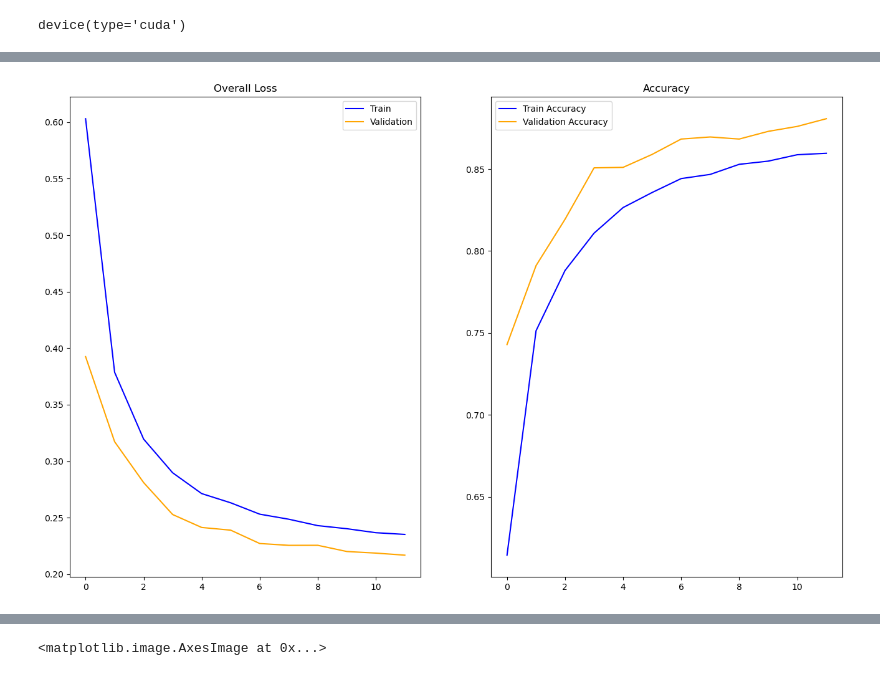
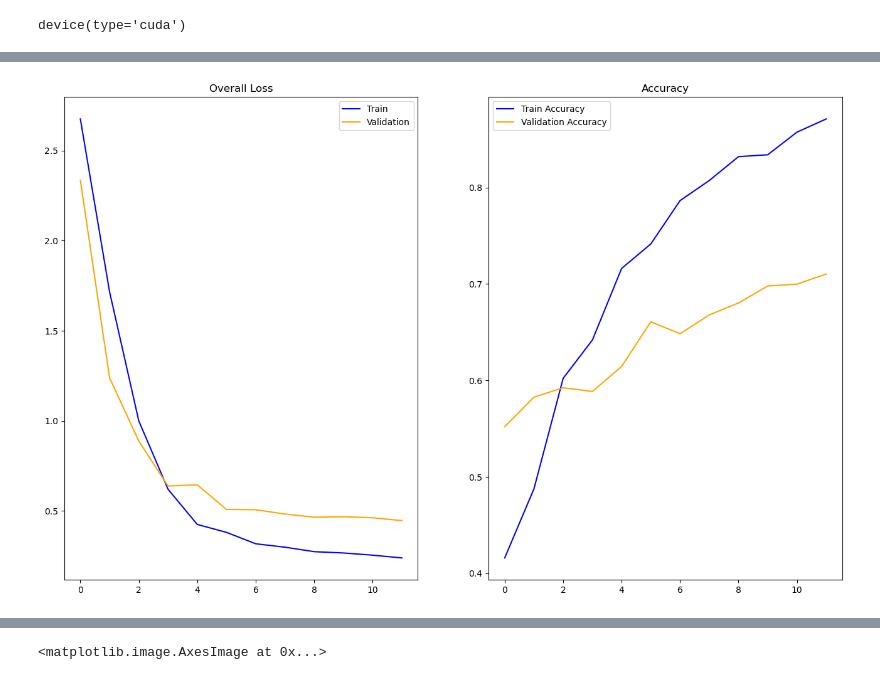
Before and after one commit to lazarovziv/ML-Pipeline, a Jupyter notebook: image-classification.ipynb, the cells around one changed output, grey strips where cells are left out. Saved outputs shown, nothing was run; the diff lists cells and outputs as text; code cells hidden in the pictures.

```diff
--- a/image-classification.ipynb
+++ b/image-classification.ipynb
@@ -286,7 +290,7 @@ def objective(trial):
     # if train_dataset.X.shape[0] % batch_size == 1:
     #     return float('inf')
 
-    dataloader = torch.utils.data.DataLoader(alzheimer_dataset, batch_size=batch_size, shuffle=True)
+    dataloader = torch.utils.data.DataLoader(train_dataset, batch_size=batch_size, shuffle=True)
 
     overall, _ = train(
         model=model,
@@ -294,7 +298,7 @@ def objective(trial):
         loss=loss,
         epochs=epochs,
         dataloader=dataloader,
-        val_dataset=alzheimer_dataset,
+        val_dataset=val_dataset,
         scheduler=scheduler,
         plot=False,
         show_progress=False,
@@ -335,7 +339,7 @@ def multi_objective(trial):
     # if train_dataset.X.shape[0] % batch_size == 1:
     #     return float('inf')
 
-    dataloader = torch.utils.data.DataLoader(alzheimer_dataset, batch_size=batch_size, shuffle=True)
+    dataloader = torch.utils.data.DataLoader(train_dataset, batch_size=batch_size, shuffle=True)
 
     overall, _ = train(
         model=model,
@@ -343,7 +347,7 @@ def multi_objective(trial):
         loss=loss,
         epochs=epochs,
         dataloader=dataloader,
-        val_dataset=alzheimer_dataset,
+        val_dataset=val_dataset,
         scheduler=scheduler,
         plot=False,
         show_progress=False,
@@ -371,6 +375,6 @@ def optimize(is_multi_objective, n_trials=100):
     return study
 # %%
 is_multi_objective = False
-n_trials = 50
+n_trials = 250
 study = optimize(is_multi_objective=is_multi_objective, n_trials=n_trials)
 # %% [output]
@@ -500,22 +504,22 @@ best_params, sum(p.numel() for p in model.parameters())
 # %%
 dataset = AlzheimerDataset(images, labels)
 # %%
-dataloader = torch.utils.data.DataLoader(alzheimer_dataset, batch_size=batch_size, shuffle=True)
+dataloader = torch.utils.data.DataLoader(train_dataset, batch_size=batch_size, shuffle=True)
 # %%
 overall, accuracy = train(
     model=model,
     optimizer=optimizer,
     loss=loss_func,
     epochs=epochs,
     dataloader=dataloader,
-    val_dataset=alzheimer_dataset,
+    val_dataset=val_dataset,
     scheduler=scheduler,
     plot=True,
     show_progress=True,
     trial=None
 )
 # %% [output]
-[figure, old version]
+[figure, new version]
 # %%
 model.eval()
 # %% [output]
```
Also changed, not shown: parts of 14 cells of this notebook, 5 other files.
